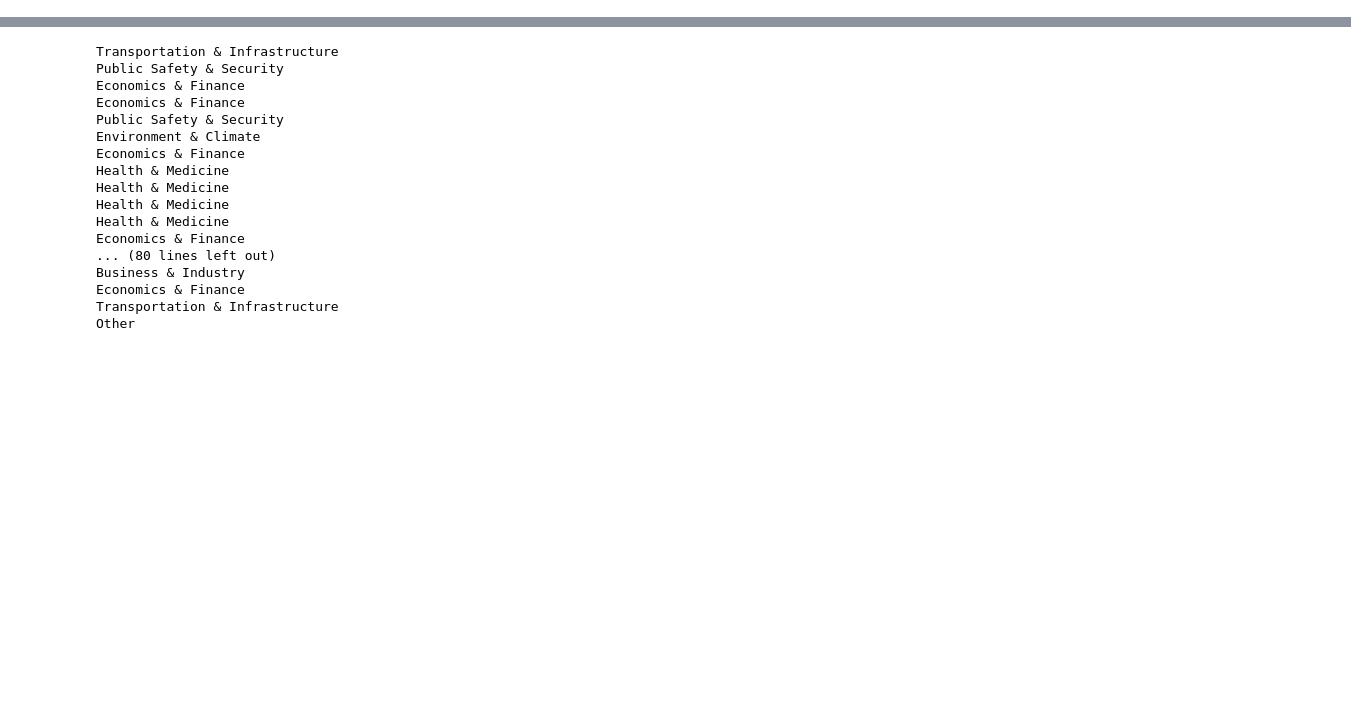
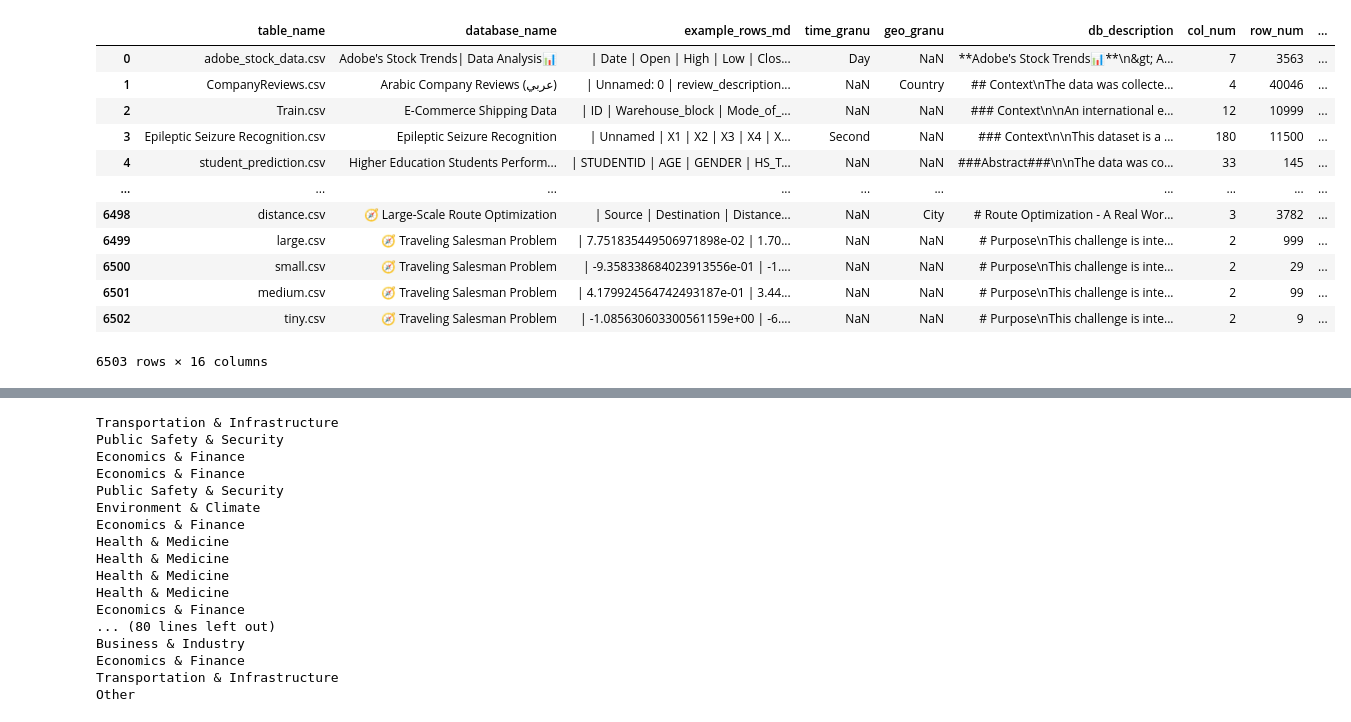
Before and after one commit to racheler15/DataScout, a Jupyter notebook: scripts/test.ipynb, the cells around one changed output, grey strips where cells are left out. Saved outputs shown, nothing was run; the diff lists cells and outputs as text; code cells hidden in the pictures; blank space fills up the shorter version.

```diff
--- a/scripts/test.ipynb
+++ b/scripts/test.ipynb
@@ -20,0 +27,18 @@ from backend.app.chat.handle_chat_history import append_user_query, append_syste
+# %%
+csv_file_path ='../eval/eval_data_processed/eval_data_all.csv'
+df = pd.read_csv(csv_file_path)
+df
+# %% [output]
+|  | table_name | database_name | example_rows_md | time_granu | geo_granu | db_description | col_num | row_num | ... |
+| 0 | adobe_stock_data.csv | Adobe's Stock Trends| Data Analysis📊 | | Date | Open | High | Low | Clos... | Day | NaN | **Adobe's Stock Trends📊**\n&gt; A... | 7 | 3563 | ... |
+| 1 | CompanyReviews.csv | Arabic Company Reviews (عربي) | | Unnamed: 0 | review_description... | NaN | Country | ## Context\nThe data was collecte... | 4 | 40046 | ... |
+| 2 | Train.csv | E-Commerce Shipping Data | | ID | Warehouse_block | Mode_of_... | NaN | NaN | ### Context\n\nAn international e... | 12 | 10999 | ... |
+| 3 | Epileptic Seizure Recognition.csv | Epileptic Seizure Recognition | | Unnamed | X1 | X2 | X3 | X4 | X... | Second | NaN | ### Context\n\nThis dataset is a ... | 180 | 11500 | ... |
+| 4 | student_prediction.csv | Higher Education Students Perform... | | STUDENTID | AGE | GENDER | HS_T... | NaN | NaN | ###Abstract###\n\nThe data was co... | 33 | 145 | ... |
+| ... | ... | ... | ... | ... | ... | ... | ... | ... | ... |
+| 6498 | distance.csv | 🧭 Large-Scale Route Optimization | | Source | Destination | Distance... | NaN | City | # Route Optimization - A Real Wor... | 3 | 3782 | ... |
+| 6499 | large.csv | 🧭 Traveling Salesman Problem | | 7.751835449506971898e-02 | 1.70... | NaN | NaN | # Purpose\nThis challenge is inte... | 2 | 999 | ... |
+| 6500 | small.csv | 🧭 Traveling Salesman Problem | | -9.358338684023913556e-01 | -1.... | NaN | NaN | # Purpose\nThis challenge is inte... | 2 | 29 | ... |
+| 6501 | medium.csv | 🧭 Traveling Salesman Problem | | 4.179924564742493187e-01 | 3.44... | NaN | NaN | # Purpose\nThis challenge is inte... | 2 | 99 | ... |
+| 6502 | tiny.csv | 🧭 Traveling Salesman Problem | | -1.085630603300561159e+00 | -6.... | NaN | NaN | # Purpose\nThis challenge is inte... | 2 | 9 | ... |
+6503 rows × 16 columns
```
Also changed, not shown: parts of 4 cells of this notebook, 38 other files.
